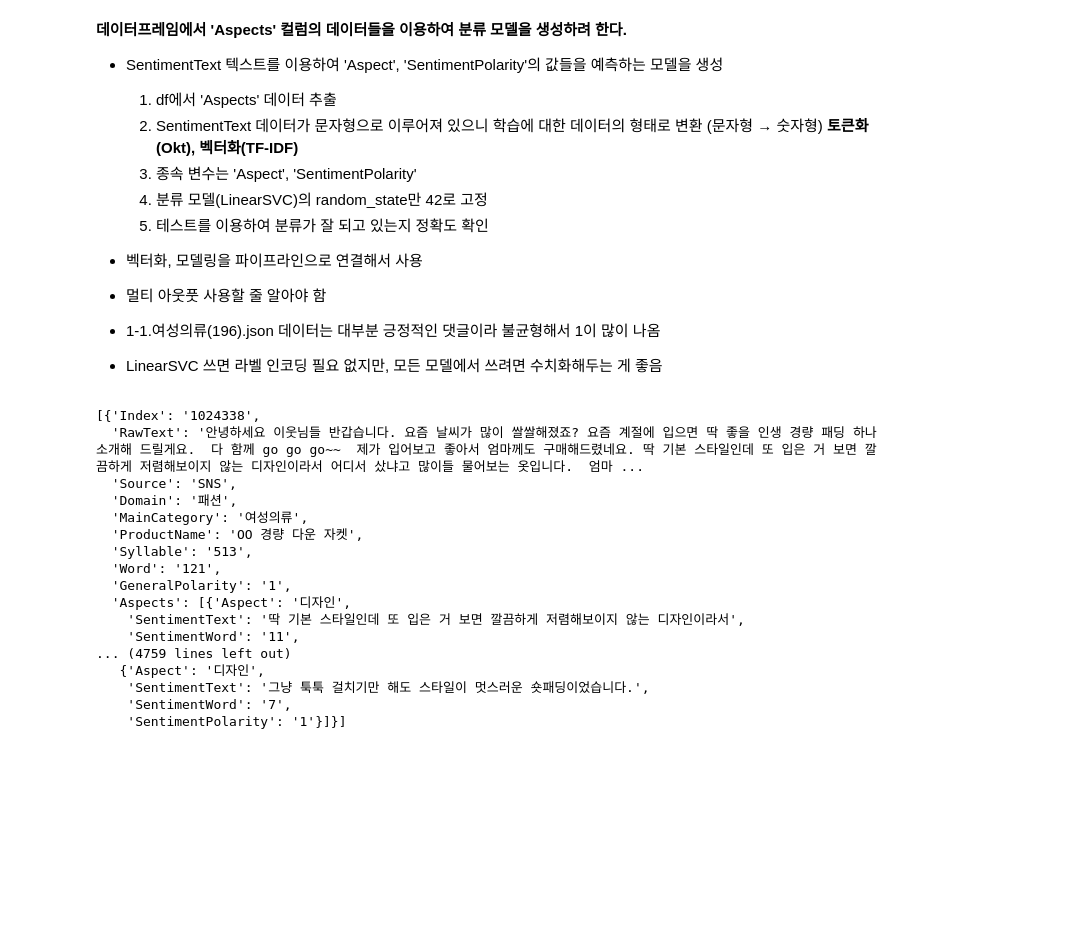
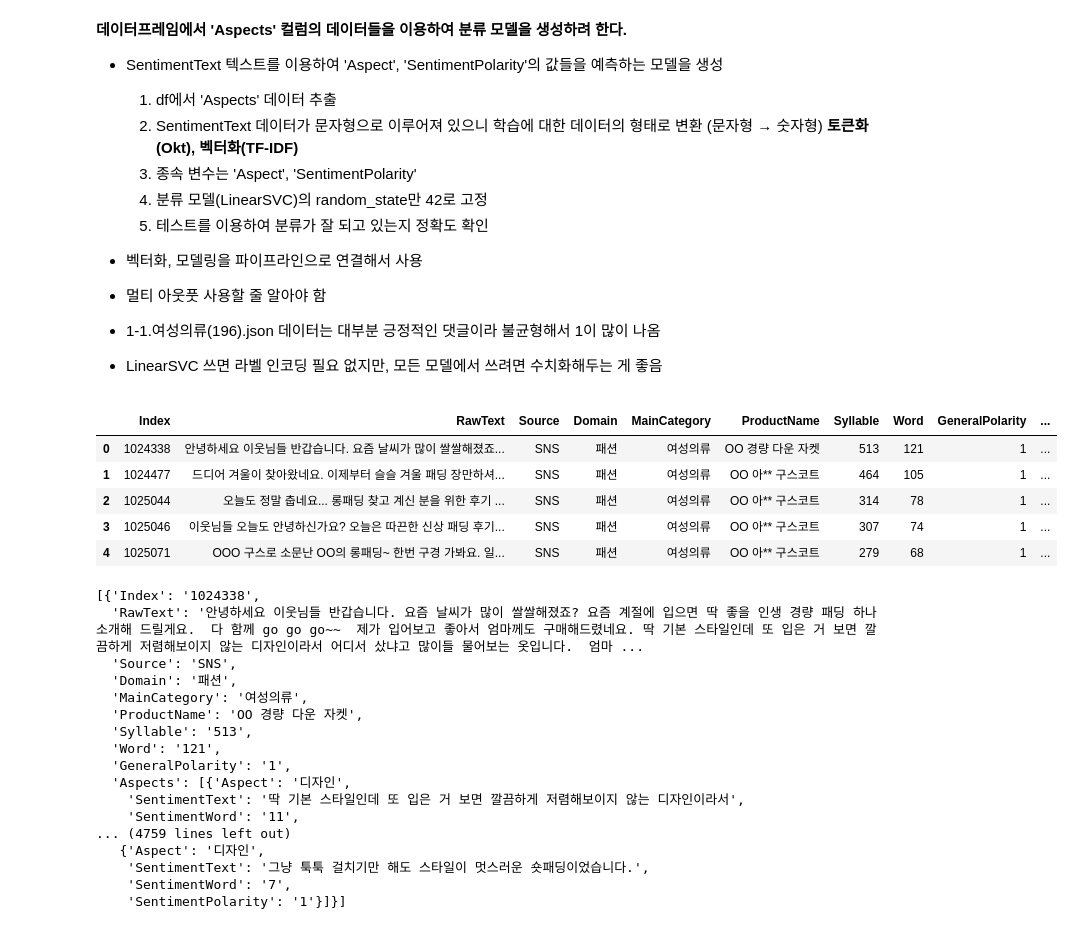
Before and after one commit to 1124apm/Multicam_2025, a Jupyter notebook: 251024/01_review_predict.ipynb, the cells around one changed output. Cells and saved outputs as stored; diff of their text form; code cells hidden in the pictures; blank space fills up the shorter version.

```diff
--- a/251024/01_review_predict.ipynb
+++ b/251024/01_review_predict.ipynb
@@ -31,4 +31,15 @@ from sklearn.preprocessing import LabelEncoder
 # %%
 import warnings
 warnings.filterwarnings('ignore')
+# %%
+# 데이터 로드
+df = pd.read_json("1-1.여성의류(196).json")
+df.head()
+# %% [output]
+|  | Index | RawText | Source | Domain | MainCategory | ProductName | Syllable | Word | GeneralPolarity | ... |
+| 0 | 1024338 | 안녕하세요 이웃님들 반갑습니다. 요즘 날씨가 많이 쌀쌀해졌죠... | SNS | 패션 | 여성의류 | OO 경량 다운 자켓 | 513 | 121 | 1 | ... |
+| 1 | 1024477 | 드디어 겨울이 찾아왔네요. 이제부터 슬슬 겨울 패딩 장만하셔... | SNS | 패션 | 여성의류 | OO 아** 구스코트 | 464 | 105 | 1 | ... |
+| 2 | 1025044 | 오늘도 정말 춥네요... 롱패딩 찾고 계신 분을 위한 후기 ... | SNS | 패션 | 여성의류 | OO 아** 구스코트 | 314 | 78 | 1 | ... |
+| 3 | 1025046 | 이웃님들 오늘도 안녕하신가요? 오늘은 따끈한 신상 패딩 후기... | SNS | 패션 | 여성의류 | OO 아** 구스코트 | 307 | 74 | 1 | ... |
+| 4 | 1025071 | OOO 구스로 소문난 OO의 롱패딩~ 한번 구경 가봐요. 일... | SNS | 패션 | 여성의류 | OO 아** 구스코트 | 279 | 68 | 1 | ... |
 # %%
```
Also changed, not shown: parts of 43 cells of this notebook, 53 other files.
